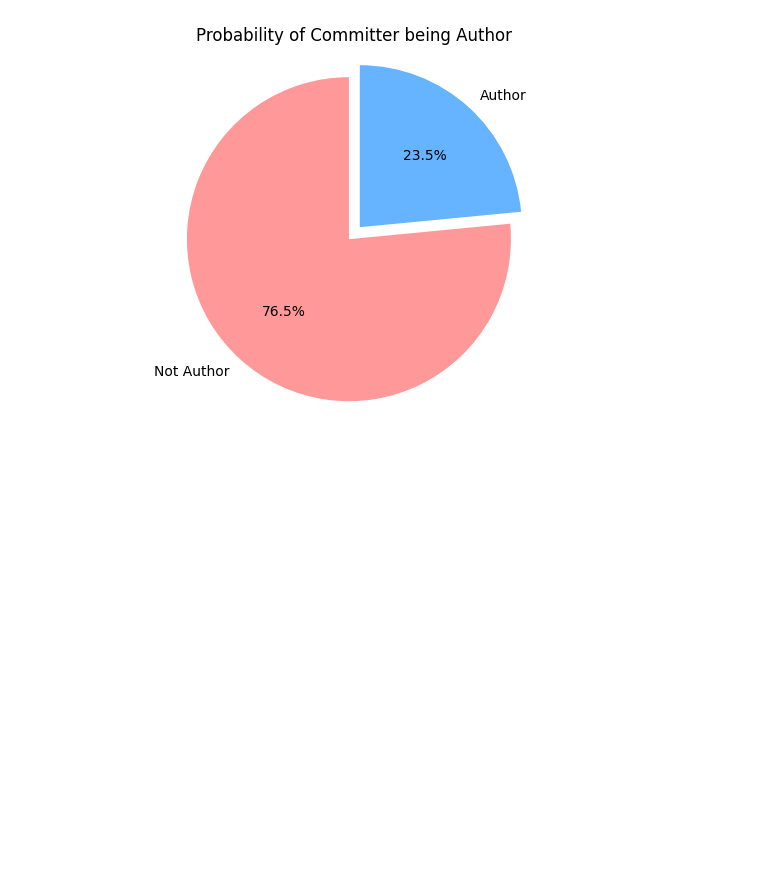
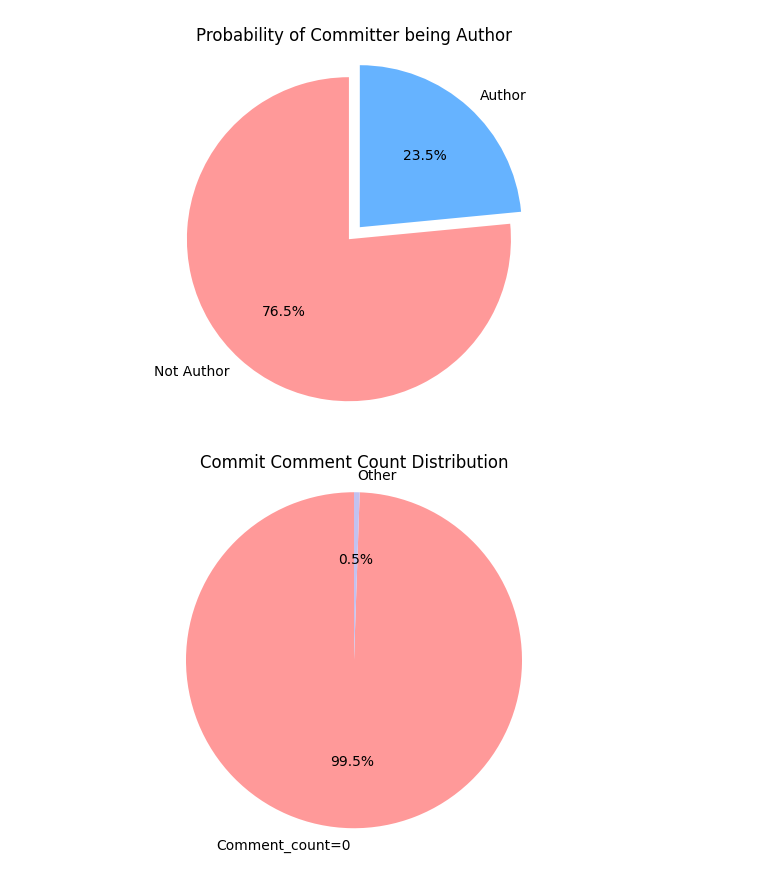
Before and after one commit to wxy2024/2023project, a Jupyter notebook: demo1.ipynb, the cells around one changed output. Drawn from its saved outputs; the diff is of its cells as text; code cells hidden in the pictures; blank space fills up the shorter version.

```diff
--- a/demo1.ipynb
+++ b/demo1.ipynb
@@ -255,3 +263,19 @@ plt.title('Probability of Committer being Author')
 plt.show()
 # %% [output]
 [figure]
+# %%
+# 统计不同comment_count值的commit数量
+count_0 = len(df[df['comment_count'] == 0])
+count_other = len(df[df['comment_count'] > 0])
+
+# 绘制饼图
+labels = ['Comment_count=0', 'Other']
+sizes = [count_0, count_other]
+colors = ['#ff9999',  '#c2c2f0']
+explode = (0,  00)
+plt.pie(sizes, explode=explode, labels=labels, colors=colors, autopct='%1.1f%%', startangle=90)
+plt.axis('equal')
+plt.title('Commit Comment Count Distribution')
+plt.show()
+# %% [output]
+[figure, added]
```
Also changed, not shown: parts of 1 cell of this notebook.
